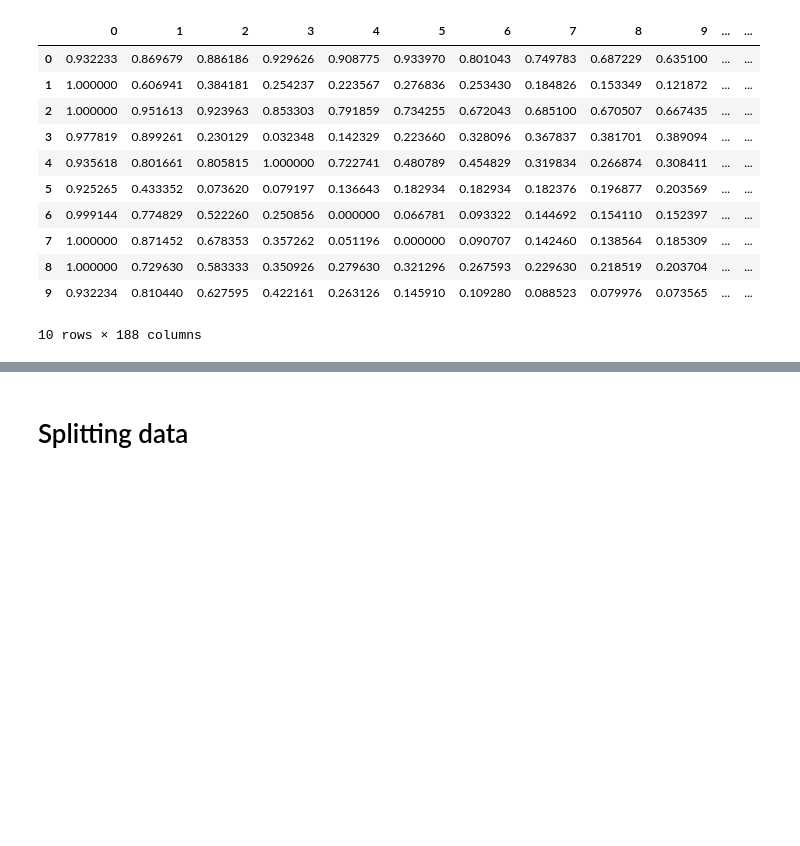
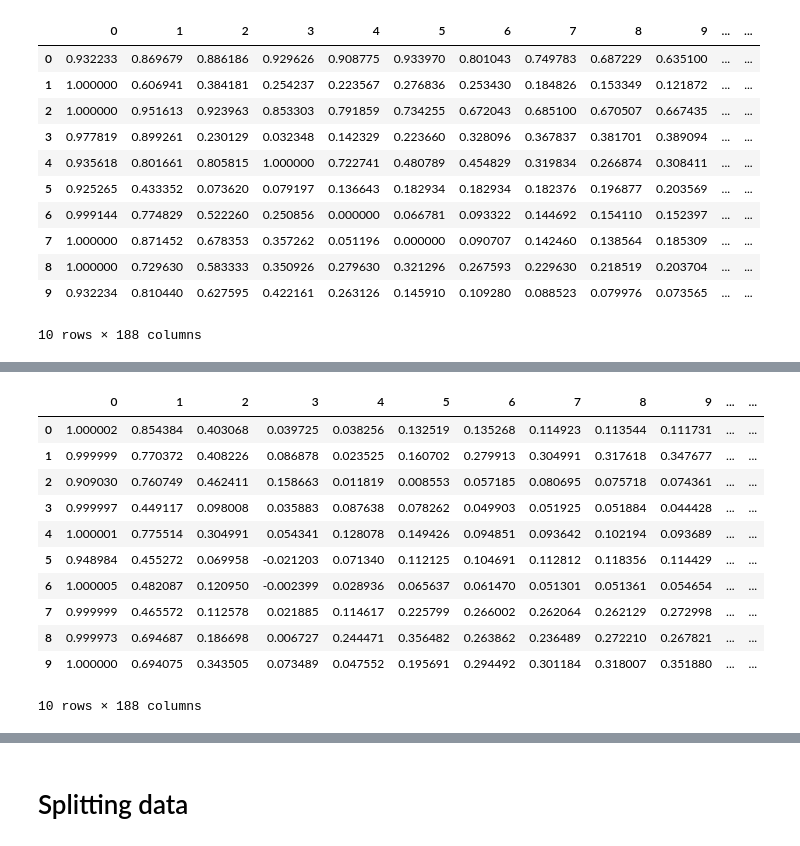
Before and after one commit to bartekbiz/ECD-Anomaly-Detection-Model, a Jupyter notebook: notebooks/ECD-Anomaly-Detection.ipynb, the cells around one changed output, grey strips where cells are left out. Drawn from its saved outputs; the diff is of its cells as text; code cells hidden in the pictures; blank space fills up the shorter version.

```diff
--- a/notebooks/ECD-Anomaly-Detection.ipynb
+++ b/notebooks/ECD-Anomaly-Detection.ipynb
@@ -344,0 +94,28 @@ memory usage: 1.3 MB
+# %%
+def apply_lowpass_filter(df):
+    df_result = pd.DataFrame()
+
+    for i in range(0, len(df)):
+        filtered = hp.filter_signal(df.iloc[i], cutoff=8, sample_rate=25.0, order=3, filtertype='lowpass')
+
+        df_result = pd.concat([df_result, pd.DataFrame([filtered])])
+
+    return df_result
+# %%
+df_normal = apply_lowpass_filter(df_normal)
+df_normal["class"] = 0
+df_normal = df_normal.reset_index(drop=True)
+df_normal.head(10)
+# %% [output]
+|  | 0 | 1 | 2 | 3 | 4 | 5 | 6 | 7 | 8 | 9 | ... | ... |
+| 0 | 1.000002 | 0.854384 | 0.403068 | 0.039725 | 0.038256 | 0.132519 | 0.135268 | 0.114923 | 0.113544 | 0.111731 | ... | ... |
+| 1 | 0.999999 | 0.770372 | 0.408226 | 0.086878 | 0.023525 | 0.160702 | 0.279913 | 0.304991 | 0.317618 | 0.347677 | ... | ... |
+| 2 | 0.909030 | 0.760749 | 0.462411 | 0.158663 | 0.011819 | 0.008553 | 0.057185 | 0.080695 | 0.075718 | 0.074361 | ... | ... |
+| 3 | 0.999997 | 0.449117 | 0.098008 | 0.035883 | 0.087638 | 0.078262 | 0.049903 | 0.051925 | 0.051884 | 0.044428 | ... | ... |
+| 4 | 1.000001 | 0.775514 | 0.304991 | 0.054341 | 0.128078 | 0.149426 | 0.094851 | 0.093642 | 0.102194 | 0.093689 | ... | ... |
+| 5 | 0.948984 | 0.455272 | 0.069958 | -0.021203 | 0.071340 | 0.112125 | 0.104691 | 0.112812 | 0.118356 | 0.114429 | ... | ... |
+| 6 | 1.000005 | 0.482087 | 0.120950 | -0.002399 | 0.028936 | 0.065637 | 0.061470 | 0.051301 | 0.051361 | 0.054654 | ... | ... |
+| 7 | 0.999999 | 0.465572 | 0.112578 | 0.021885 | 0.114617 | 0.225799 | 0.266002 | 0.262064 | 0.262129 | 0.272998 | ... | ... |
+| 8 | 0.999973 | 0.694687 | 0.186698 | 0.006727 | 0.244471 | 0.356482 | 0.263862 | 0.236489 | 0.272210 | 0.267821 | ... | ... |
+| 9 | 1.000000 | 0.694075 | 0.343505 | 0.073489 | 0.047552 | 0.195691 | 0.294492 | 0.301184 | 0.318007 | 0.351880 | ... | ... |
+10 rows × 188 columns
```
Also changed, not shown: parts of 63 cells of this notebook, 1 other file.
